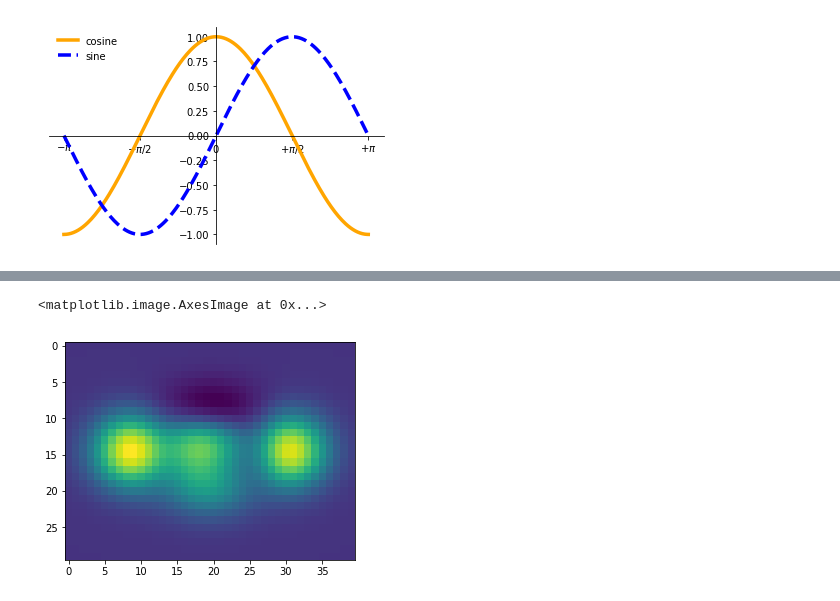
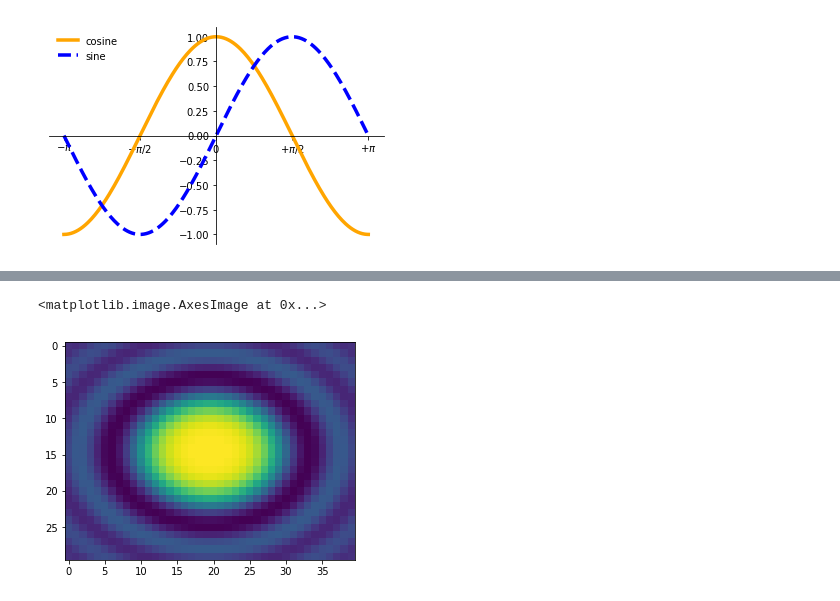
Before and after one commit to andrewkern/biol610, a Jupyter notebook: notebooks/lecture5.ipynb, the cells around one changed output, grey strips where cells are left out. Saved outputs shown, nothing was run; the diff lists cells and outputs as text; code cells hidden in the pictures.

```diff
--- a/notebooks/lecture5.ipynb
+++ b/notebooks/lecture5.ipynb
@@ -79,0 +94,5 @@ plt.show()
+# %%
+mean = np.array([0,0])
+cov1 = np.array([[1.0,0.9],[0.9,1.0]]) #high covariance between x & y
+x = np.random.multivariate_normal(mean, cov1, size=1000)
+plt.scatter(x[:,0],x[:,1])
@@ -80,12 +102,11 @@ plt.show()
 # %%
 def f(x, y):
-    return (1 - x / 2 + x ** 6 + y ** 3) * np.exp(-x ** 2 - y ** 2)
-
+     return(np.sin(x**2 + y**2) / (x**2 + y**2))
 n = 10
 x = np.linspace(-3, 3, 4 * n)
 y = np.linspace(-3, 3, 3 * n)
 X, Y = np.meshgrid(x, y)
 plt.imshow(f(X, Y))
 # %% [output]
 <matplotlib.image.AxesImage at 0x...>
-[figure, old version]
+[figure, new version]
```
Also changed, not shown: parts of 3 cells of this notebook.
